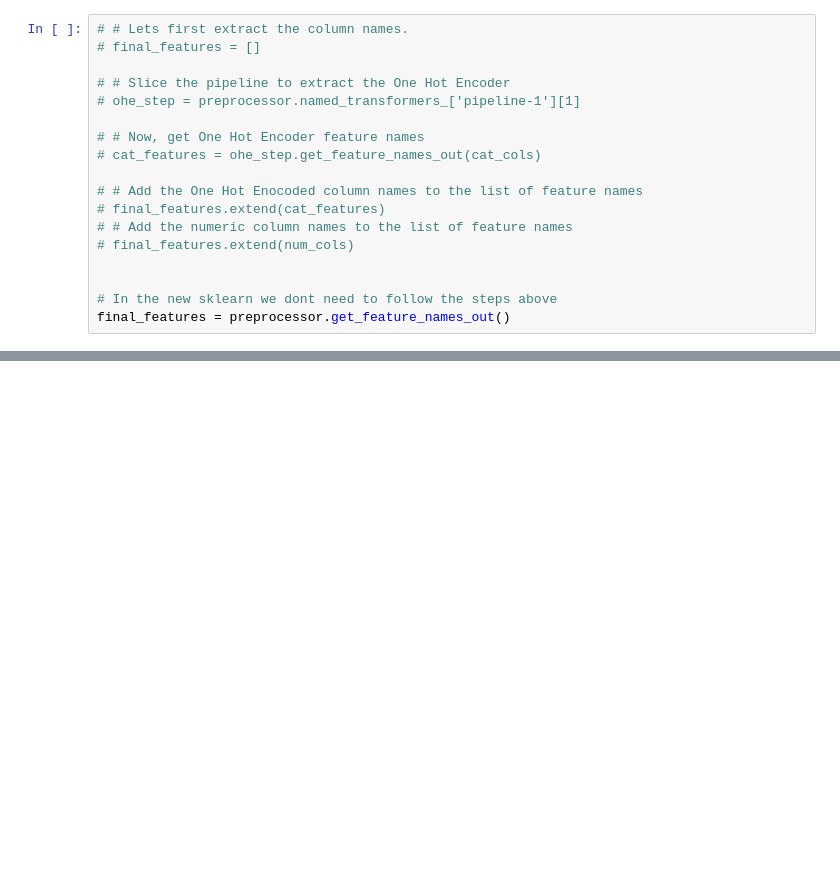
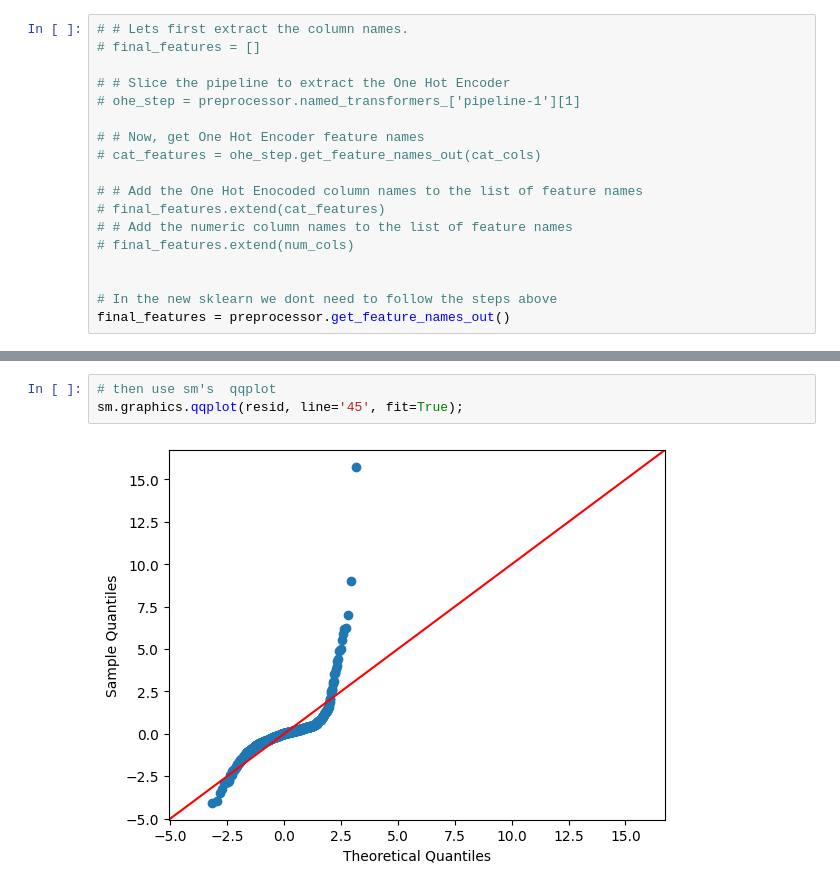
Before and after one commit to zevy613/Final-Project-The-Making-of-a-Successful-Movie, a Jupyter notebook: 6_LinearRegression.ipynb, the cells around one changed output, grey strips where cells are left out. Drawn from its saved outputs; the diff is of its cells as text; blank space fills up the shorter version.

```diff
--- a/6_LinearRegression.ipynb
+++ b/6_LinearRegression.ipynb
@@ -219,0 +449,5 @@ The testing r-square value is -12729225763491.494 and the testing mean squared e
+# %%
+# then use sm's  qqplot
+sm.graphics.qqplot(resid, line='45', fit=True);
+# %% [output]
+[figure, added]
```
Also changed, not shown: parts of 64 cells of this notebook.
